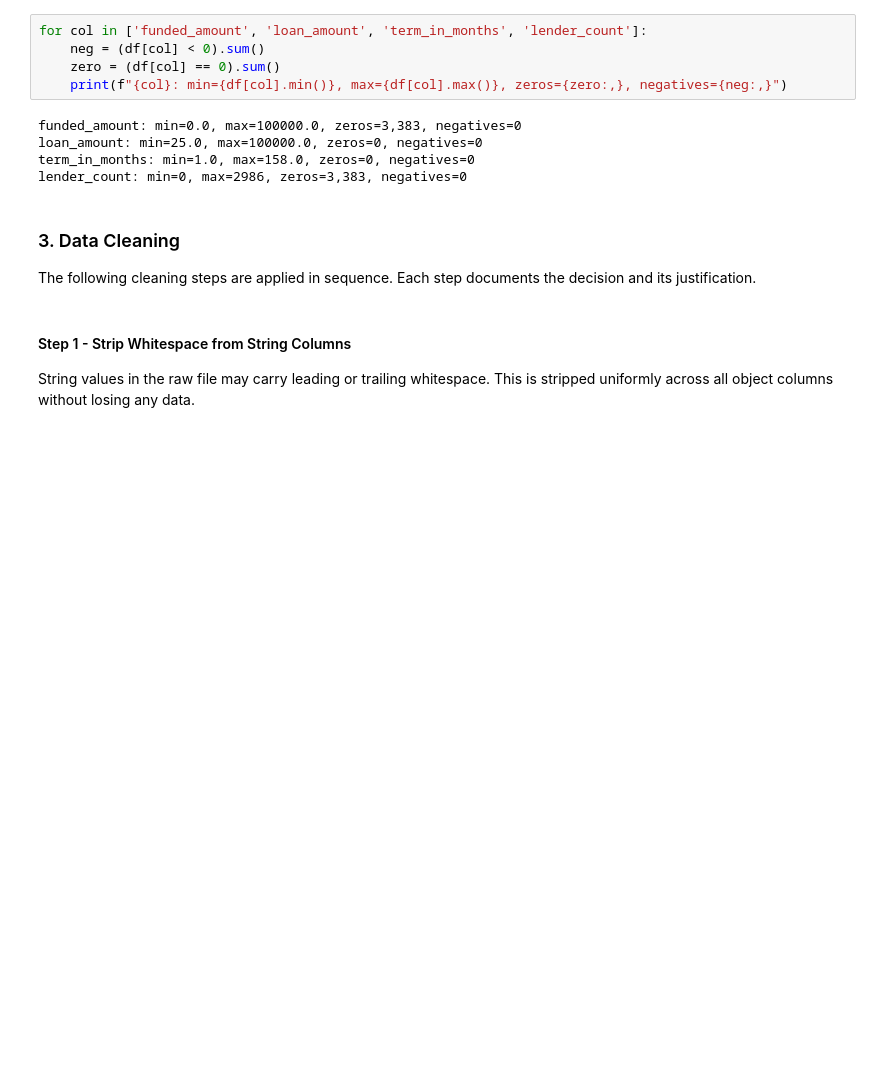
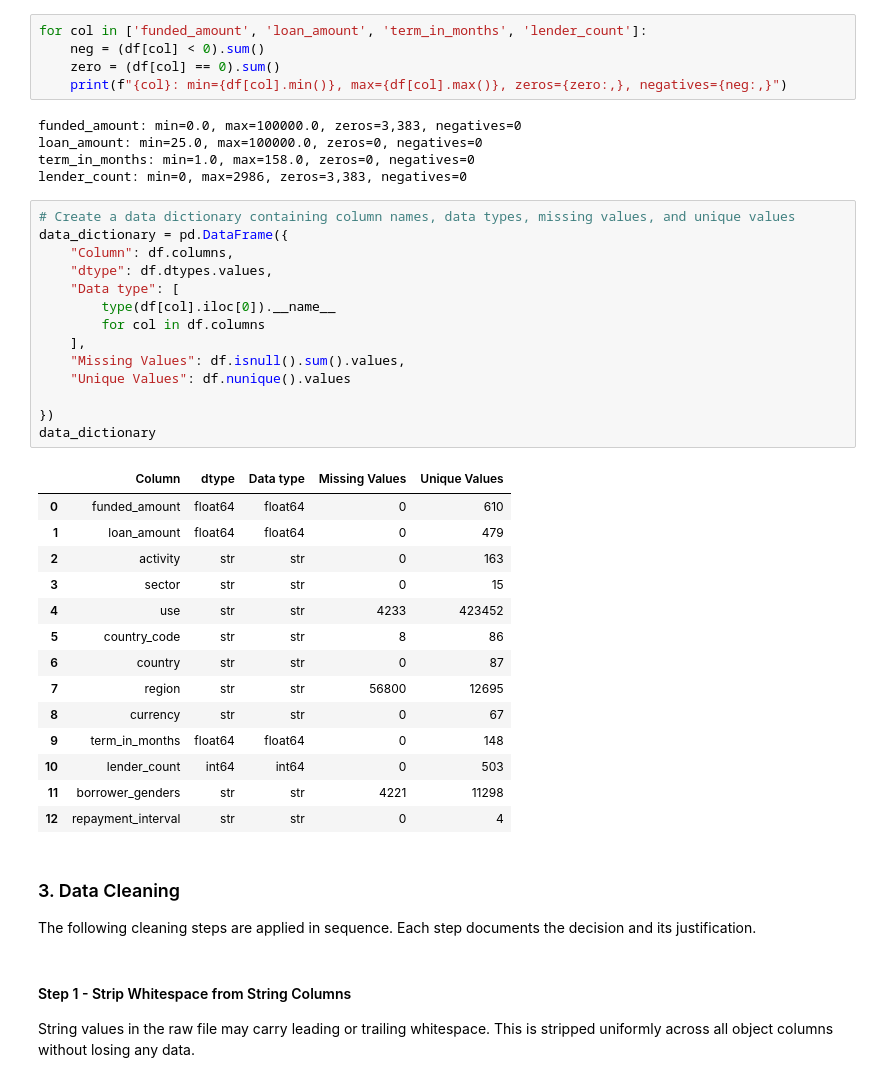
Before and after one commit to pubali512/py_projects, a Jupyter notebook: eda_story/src/kiva_dataclean.ipynb, the cells around one changed output. Cells and saved outputs as stored; diff of their text form; blank space fills up the shorter version.

```diff
--- a/eda_story/src/kiva_dataclean.ipynb
+++ b/eda_story/src/kiva_dataclean.ipynb
@@ -157,6 +239,35 @@ funded_amount: min=0.0, max=100000.0, zeros=3,383, negatives=0
 loan_amount: min=25.0, max=100000.0, zeros=0, negatives=0
 term_in_months: min=1.0, max=158.0, zeros=0, negatives=0
 lender_count: min=0, max=2986, zeros=3,383, negatives=0
+# %%
+# Create a data dictionary containing column names, data types, missing values, and unique values
+data_dictionary = pd.DataFrame({
+    "Column": df.columns,
+    "dtype": df.dtypes.values,
+    "Data type": [
+        type(df[col].iloc[0]).__name__
+        for col in df.columns
+    ],
+    "Missing Values": df.isnull().sum().values,
+    "Unique Values": df.nunique().values
+
+})
+data_dictionary
+# %% [output]
+|  | Column | dtype | Data type | Missing Values | Unique Values |
+| 0 | funded_amount | float64 | float64 | 0 | 610 |
+| 1 | loan_amount | float64 | float64 | 0 | 479 |
+| 2 | activity | str | str | 0 | 163 |
+| 3 | sector | str | str | 0 | 15 |
+| 4 | use | str | str | 4233 | 423452 |
+| 5 | country_code | str | str | 8 | 86 |
+| 6 | country | str | str | 0 | 87 |
+| 7 | region | str | str | 56800 | 12695 |
+| 8 | currency | str | str | 0 | 67 |
+| 9 | term_in_months | float64 | float64 | 0 | 148 |
+| 10 | lender_count | int64 | int64 | 0 | 503 |
+| 11 | borrower_genders | str | str | 4221 | 11298 |
+| 12 | repayment_interval | str | str | 0 | 4 |
 # %% [markdown]
 ### 3. Data Cleaning
 
```
Also changed, not shown: parts of 19 cells of this notebook.
